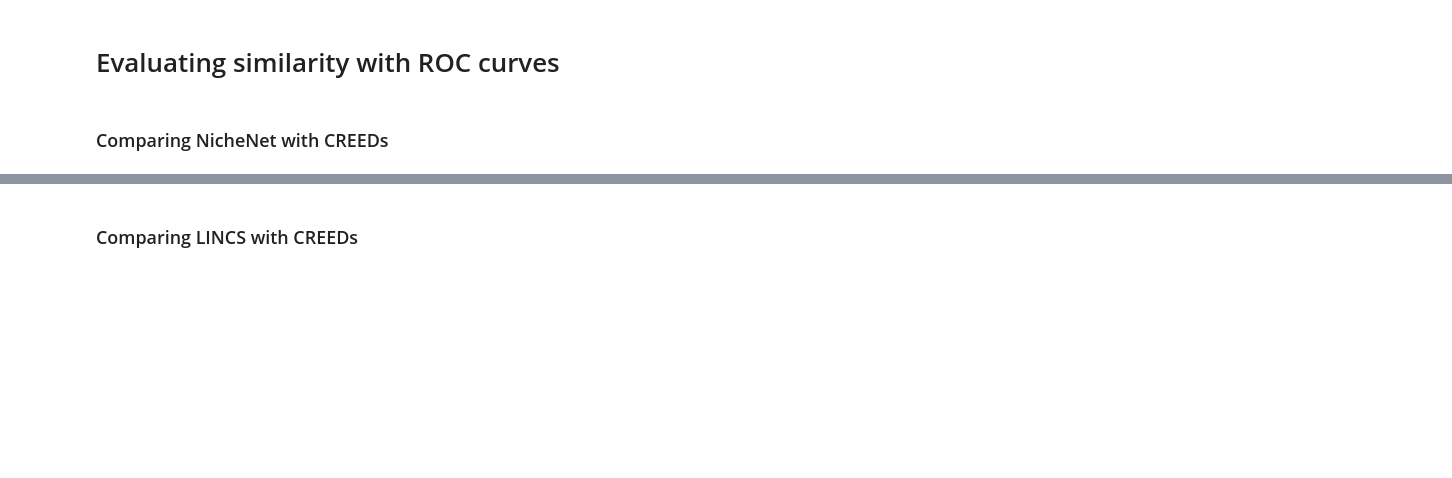
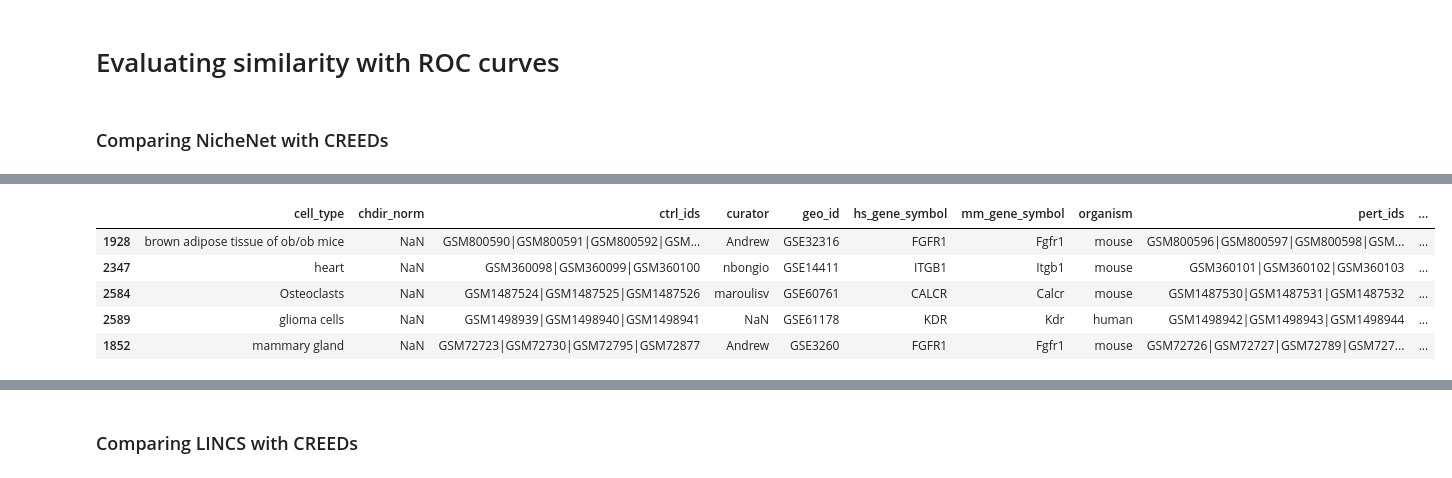
Before and after one commit to Vargeszti/Thesis, a Jupyter notebook: code/similarities.ipynb, the cells around one changed output, grey strips where cells are left out. Cells and saved outputs as stored; diff of their text form; code cells hidden in the pictures; blank space fills up the shorter version.

```diff
--- a/code/similarities.ipynb
+++ b/code/similarities.ipynb
@@ -244,0 +245,2 @@ similarity=pd.read_csv('../results/drug_NN_sim.csv',sep=',',header=0,index_col=0
+# %%
+meta = pd.read_csv('../results/gene_perturb.csv', sep=',', header=0, index_col=0)
@@ -260,0 +270,9 @@ similarity
+# %%
+meta.head()
+# %% [output]
+|  | cell_type | chdir_norm | ctrl_ids | curator | geo_id | hs_gene_symbol | mm_gene_symbol | organism | pert_ids | ... |
+| 1928 | brown adipose tissue of ob/ob mice | NaN | GSM800590|GSM800591|GSM800592|GSM... | Andrew | GSE32316 | FGFR1 | Fgfr1 | mouse | GSM800596|GSM800597|GSM800598|GSM... | ... |
+| 2347 | heart | NaN | GSM360098|GSM360099|GSM360100 | nbongio | GSE14411 | ITGB1 | Itgb1 | mouse | GSM360101|GSM360102|GSM360103 | ... |
+| 2584 | Osteoclasts | NaN | GSM1487524|GSM1487525|GSM1487526 | maroulisv | GSE60761 | CALCR | Calcr | mouse | GSM1487530|GSM1487531|GSM1487532 | ... |
+| 2589 | glioma cells | NaN | GSM1498939|GSM1498940|GSM1498941 | NaN | GSE61178 | KDR | Kdr | human | GSM1498942|GSM1498943|GSM1498944 | ... |
+| 1852 | mammary gland | NaN | GSM72723|GSM72730|GSM72795|GSM72877 | Andrew | GSE3260 | FGFR1 | Fgfr1 | mouse | GSM72726|GSM72727|GSM72789|GSM727... | ... |
```
Also changed, not shown: parts of 8 cells of this notebook.
